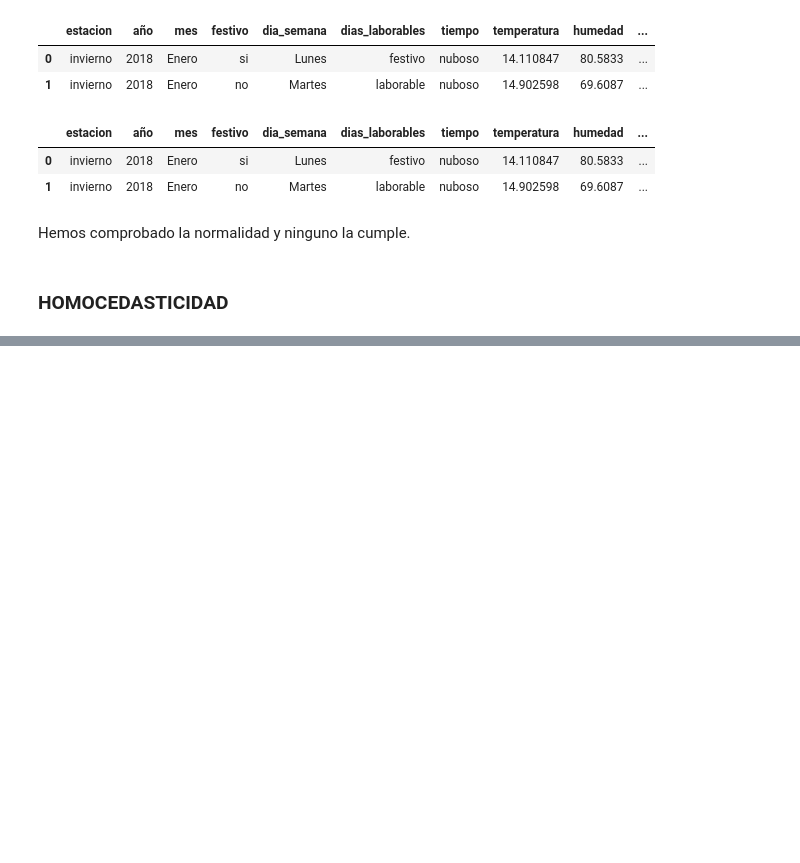
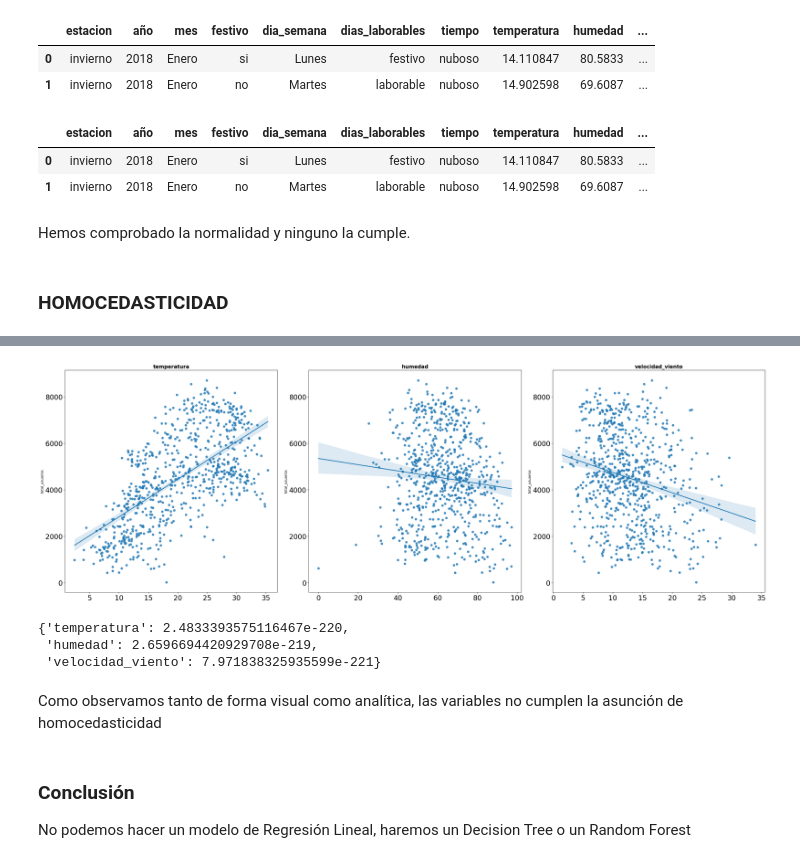
Before and after one commit to MonicaSL110/proyecto-alquiler-bicicletas, a Jupyter notebook: notebooks/asunciones.ipynb, the cells around one changed output, grey strips where cells are left out. Cells and saved outputs as stored; diff of their text form; code cells hidden in the pictures; blank space fills up the shorter version.

```diff
--- a/notebooks/asunciones.ipynb
+++ b/notebooks/asunciones.ipynb
@@ -74,0 +133,45 @@ NameError: name 'numericas' is not defined
+# %%
+numericas_total = df_total.select_dtypes(include = np.number).drop('año', axis = 1)
+# %%
+predictoras_col = numericas_total.drop('total_usuarios', axis= 1).columns
+
+fig, axes = plt.subplots(nrows = 1, ncols = 3, figsize = (30, 10))
+
+axes = axes.flat
+
+for i, colum in enumerate(predictoras_col):
+    sns.regplot(
+        data = df_total,
+        x = colum,
+        y = 'total_usuarios',
+        ax = axes[i])
+
+    axes[i].set_title(colum, fontsize = 15, fontweight = "bold")
+
+    axes[i].tick_params(labelsize = 20)
+
+    axes[i].set_xlabel("")
+
+fig.tight_layout();
+# %% [output]
+[figure, added]
+# %%
+resultados = {}
+
+for col in predictoras_col:
+
+    statistic, p_val = levene(df_total[col], df_total.total_usuarios, center='median')
+
+    resultados[col] = p_val
+
+resultados
+# %% [output]
+{'temperatura': 2.4833393575116467e-220,
+ 'humedad': 2.6596694420929708e-219,
+ 'velocidad_viento': 7.971838325935599e-221}
+# %% [markdown]
+Como observamos tanto de forma visual como analítica, las variables no cumplen la asunción de homocedasticidad
+# %% [markdown]
+### Conclusión
+
+No podemos hacer un modelo de Regresión Lineal, haremos un Decision Tree o un Random Forest
```
Also changed, not shown: parts of 12 cells of this notebook, 1 other file.
